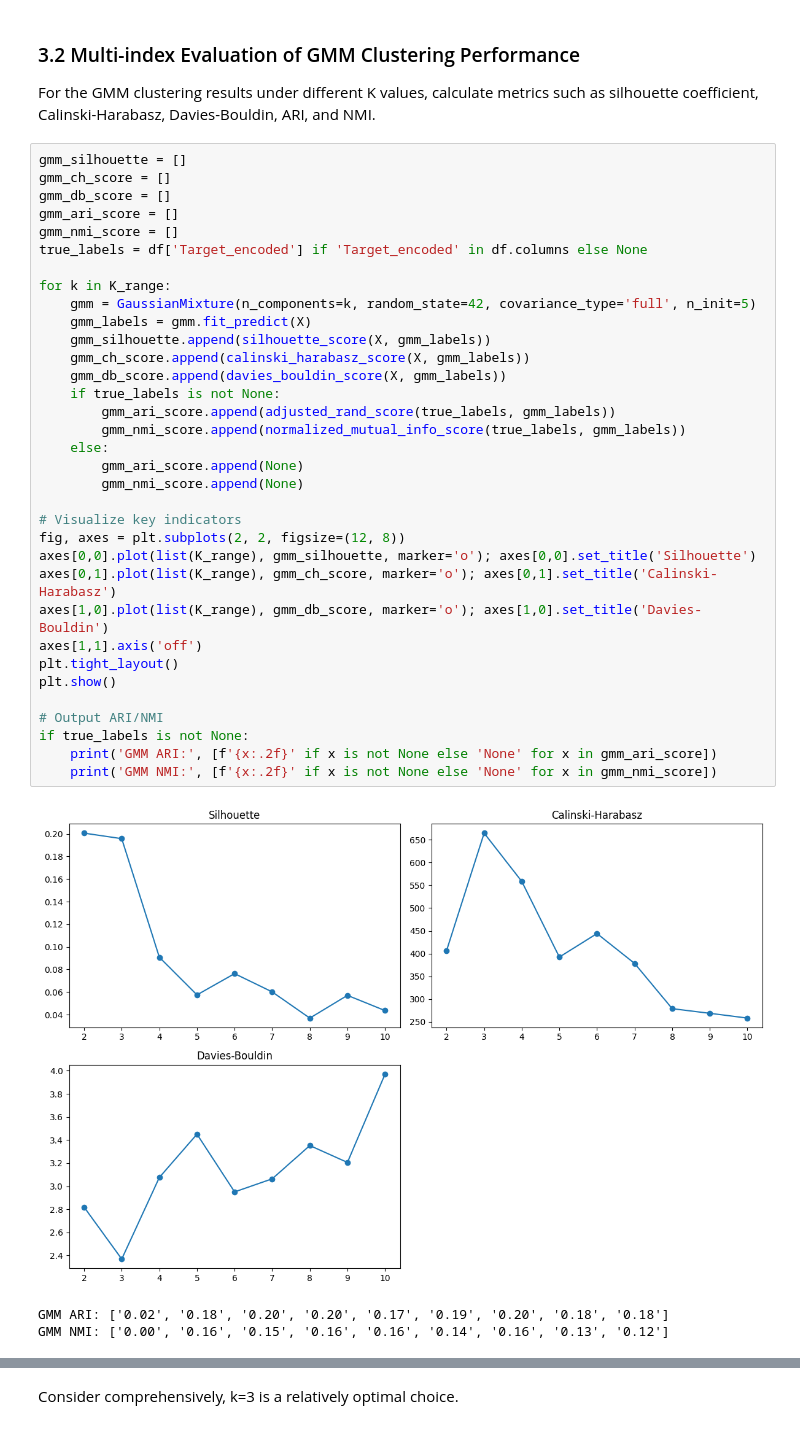
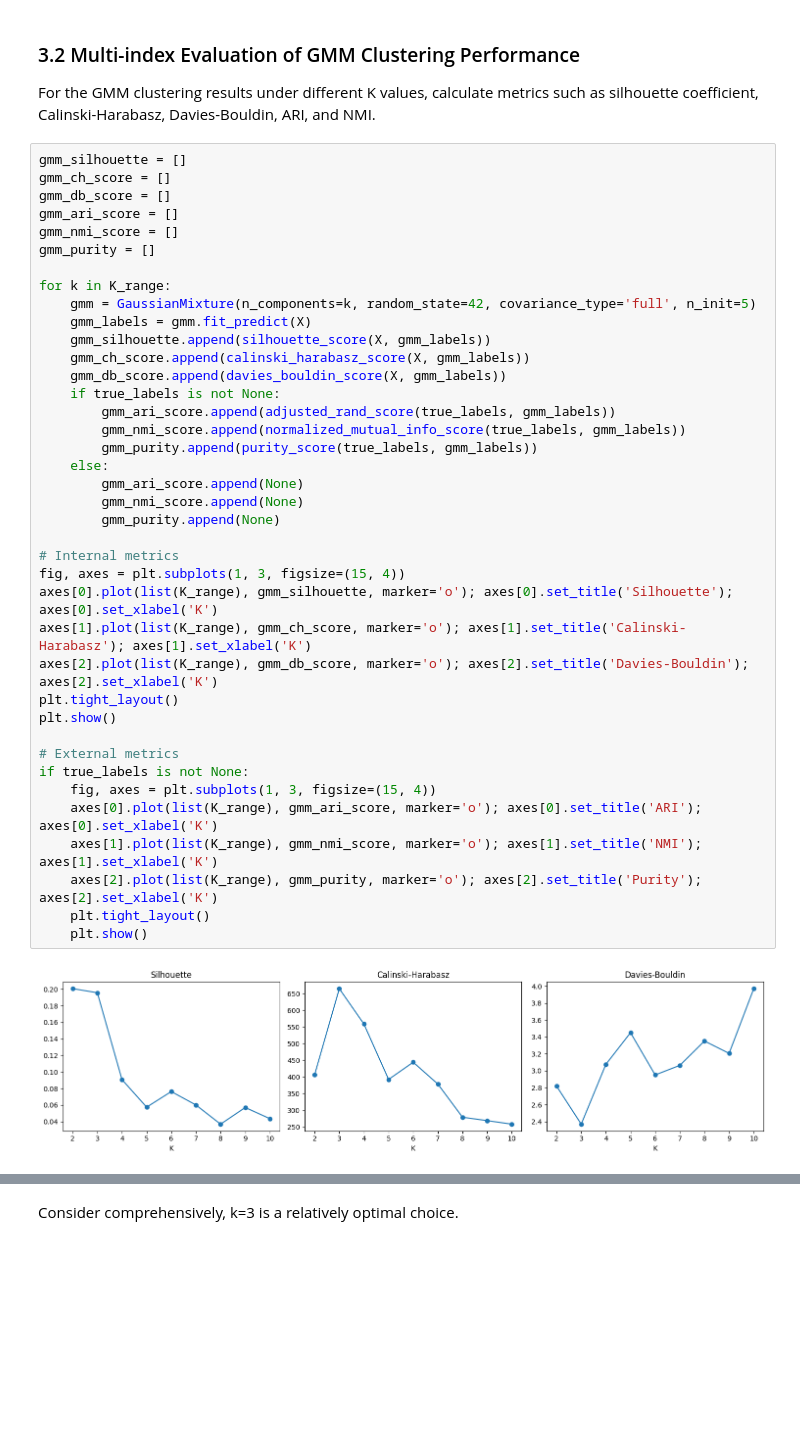
Before and after one commit to Sea-haitao/machine-learning, a Jupyter notebook: notebooks/03_clustering.ipynb, the cells around one changed output, grey strips where cells are left out. Saved outputs shown, nothing was run; the diff lists cells and outputs as text; blank space fills up the shorter version.

```diff
--- a/notebooks/03_clustering.ipynb
+++ b/notebooks/03_clustering.ipynb
@@ -246,38 +266,41 @@ For the GMM clustering results under different K values, calculate metrics such
 # %%
 gmm_silhouette = []
 gmm_ch_score = []
 gmm_db_score = []
 gmm_ari_score = []
 gmm_nmi_score = []
-true_labels = df['Target_encoded'] if 'Target_encoded' in df.columns else None
+gmm_purity = []
 
 for k in K_range:
     gmm = GaussianMixture(n_components=k, random_state=42, covariance_type='full', n_init=5)
     gmm_labels = gmm.fit_predict(X)
     gmm_silhouette.append(silhouette_score(X, gmm_labels))
     gmm_ch_score.append(calinski_harabasz_score(X, gmm_labels))
     gmm_db_score.append(davies_bouldin_score(X, gmm_labels))
     if true_labels is not None:
         gmm_ari_score.append(adjusted_rand_score(true_labels, gmm_labels))
         gmm_nmi_score.append(normalized_mutual_info_score(true_labels, gmm_labels))
+        gmm_purity.append(purity_score(true_labels, gmm_labels))
     else:
         gmm_ari_score.append(None)
         gmm_nmi_score.append(None)
+        gmm_purity.append(None)
 
-# Visualize key indicators
-fig, axes = plt.subplots(2, 2, figsize=(12, 8))
-axes[0,0].plot(list(K_range), gmm_silhouette, marker='o'); axes[0,0].set_title('Silhouette')
-axes[0,1].plot(list(K_range), gmm_ch_score, marker='o'); axes[0,1].set_title('Calinski-Harabasz')
-axes[1,0].plot(list(K_range), gmm_db_score, marker='o'); axes[1,0].set_title('Davies-Bouldin')
-axes[1,1].axis('off')
+# Internal metrics
+fig, axes = plt.subplots(1, 3, figsize=(15, 4))
+axes[0].plot(list(K_range), gmm_silhouette, marker='o'); axes[0].set_title('Silhouette'); axes[0].set_xlabel('K')
+axes[1].plot(list(K_range), gmm_ch_score, marker='o'); axes[1].set_title('Calinski-Harabasz'); axes[1].set_xlabel('K')
+axes[2].plot(list(K_range), gmm_db_score, marker='o'); axes[2].set_title('Davies-Bouldin'); axes[2].set_xlabel('K')
 plt.tight_layout()
 plt.show()
 
-# Output ARI/NMI
+# External metrics
 if true_labels is not None:
-    print('GMM ARI:', [f'{x:.2f}' if x is not None else 'None' for x in gmm_ari_score])
-    print('GMM NMI:', [f'{x:.2f}' if x is not None else 'None' for x in gmm_nmi_score])
+    fig, axes = plt.subplots(1, 3, figsize=(15, 4))
+    axes[0].plot(list(K_range), gmm_ari_score, marker='o'); axes[0].set_title('ARI'); axes[0].set_xlabel('K')
+    axes[1].plot(list(K_range), gmm_nmi_score, marker='o'); axes[1].set_title('NMI'); axes[1].set_xlabel('K')
+    axes[2].plot(list(K_range), gmm_purity, marker='o'); axes[2].set_title('Purity'); axes[2].set_xlabel('K')
+    plt.tight_layout()
+    plt.show()
 # %% [output]
-[figure, old version]
+[figure, new version]
-GMM ARI: ['0.02', '0.18', '0.20', '0.20', '0.17', '0.19', '0.20', '0.18', '0.18']
-GMM NMI: ['0.00', '0.16', '0.15', '0.16', '0.16', '0.14', '0.16', '0.13', '0.12']
```
Also changed, not shown: parts of 5 cells of this notebook.
